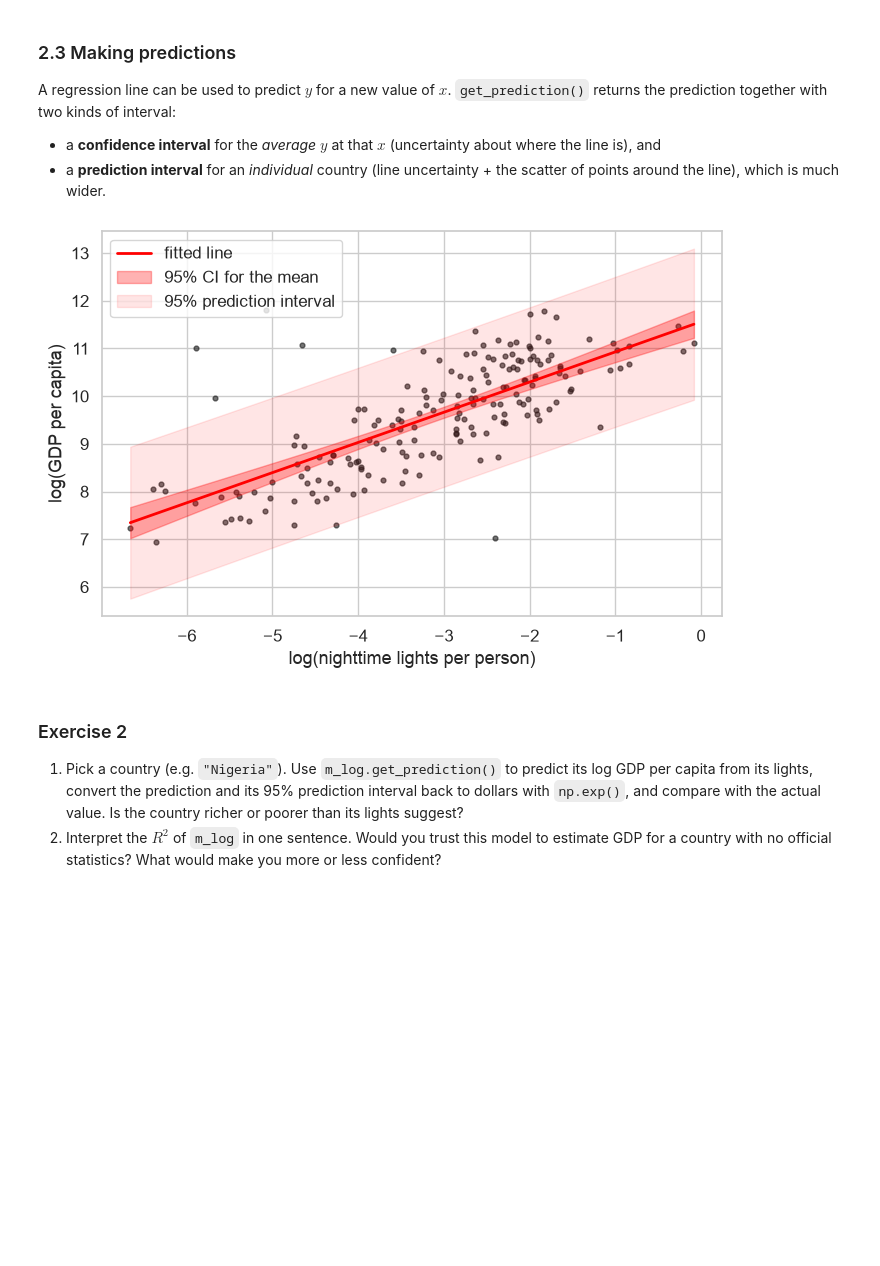
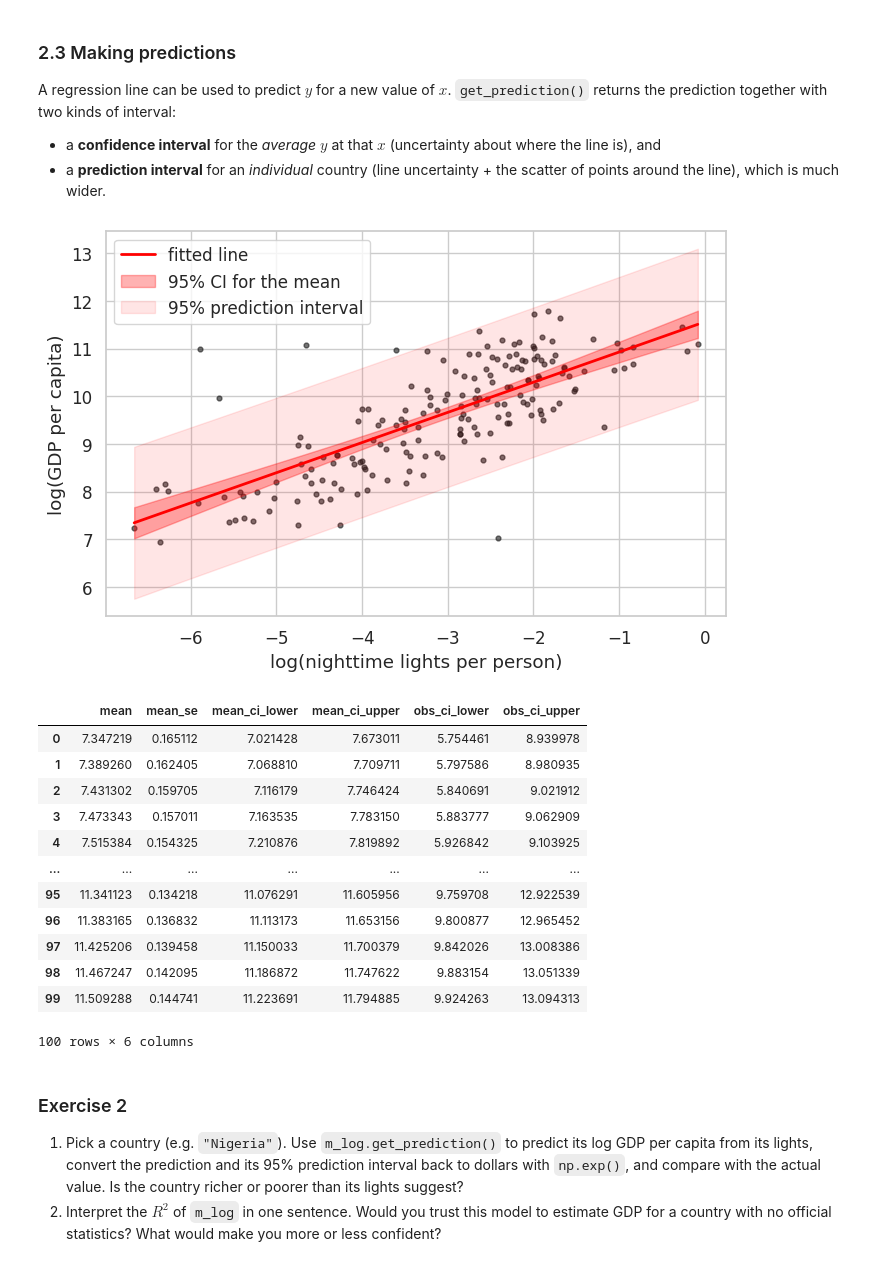
Before and after one commit to ellaxcode/QM2, a Jupyter notebook: notebooks/W07. Linear Regression.ipynb, the cells around one changed output. Cells and saved outputs as stored; diff of their text form; code cells hidden in the pictures; blank space fills up the shorter version.

```diff
--- a/notebooks/W07. Linear Regression.ipynb
+++ b/notebooks/W07. Linear Regression.ipynb
@@ -201,19 +228,38 @@ A regression line can be used to predict $y$ for a new value of $x$. `get_predic
 * a **confidence interval** for the *average* $y$ at that $x$ (uncertainty about where the line is), and
 * a **prediction interval** for an *individual* country (line uncertainty + the scatter of points around the line), which is much wider.
 # %%
-grid = pd.DataFrame({"log_lights_pc": np.linspace(x.min(), x.max(), 100)})
-pred = m_log.get_prediction(grid).summary_frame(alpha=0.05)
+grid = pd.DataFrame({"log_lights_pc": np.linspace(x.min(), x.max(), 100)})     # 100 evenly spaced x values across the data range, as a df (column name must match the model's)
+pred = m_log.get_prediction(grid).summary_frame(alpha=0.05)                    # predict y at each grid x; returns a df with the mean and 95% intervals (alpha=0.05)
 
 fig, ax = plt.subplots()
-ax.scatter(nl["log_lights_pc"], nl["log_gdp_pc"], s=12, color="k", alpha=0.6)
-ax.plot(grid["log_lights_pc"], pred["mean"], color="red", lw=2, label="fitted line")
-ax.fill_between(grid["log_lights_pc"], pred["mean_ci_lower"], pred["mean_ci_upper"], color="red", alpha=0.3, label="95% CI for the mean")
-ax.fill_between(grid["log_lights_pc"], pred["obs_ci_lower"], pred["obs_ci_upper"], color="red", alpha=0.1, label="95% prediction interval")
-ax.set(xlabel="log(nighttime lights per person)", ylabel="log(GDP per capita)")
-ax.legend()
-plt.show()
+ax.scatter(nl["log_lights_pc"], nl["log_gdp_pc"], s=12, color="k", alpha=0.6)  # actual data points (small, black, semi-transparent)
+ax.plot(grid["log_lights_pc"], pred["mean"], color="red", lw=2, label="fitted line")  # fitted line: predicted mean y at each grid x
+ax.fill_between(grid["log_lights_pc"], pred["mean_ci_lower"], pred["mean_ci_upper"], color="red", alpha=0.3, label="95% CI for the mean")  # shade the CI for the average y (uncertainty about the line)
+ax.fill_between(grid["log_lights_pc"], pred["obs_ci_lower"], pred["obs_ci_upper"], color="red", alpha=0.1, label="95% prediction interval")  # shade the prediction interval for one country (line uncertainty + scatter), so wider
+ax.set(xlabel="log(nighttime lights per person)", ylabel="log(GDP per capita)")  # axis labels
+ax.legend()  # show legend from the label= values
+plt.show()  # display the figure
+
+pred
+
+
+#CI (narrow band): where the true average line likely sits.
+#Prediction interval (wide band): where an individual country likely falls. It is wider because it adds the scatter of points around the line.
 # %% [output]
-[figure, old version]
+[figure, new version]
+|  | mean | mean_se | mean_ci_lower | mean_ci_upper | obs_ci_lower | obs_ci_upper |
+| 0 | 7.347219 | 0.165112 | 7.021428 | 7.673011 | 5.754461 | 8.939978 |
+| 1 | 7.389260 | 0.162405 | 7.068810 | 7.709711 | 5.797586 | 8.980935 |
+| 2 | 7.431302 | 0.159705 | 7.116179 | 7.746424 | 5.840691 | 9.021912 |
+| 3 | 7.473343 | 0.157011 | 7.163535 | 7.783150 | 5.883777 | 9.062909 |
+| 4 | 7.515384 | 0.154325 | 7.210876 | 7.819892 | 5.926842 | 9.103925 |
+| ... | ... | ... | ... | ... | ... | ... |
+| 95 | 11.341123 | 0.134218 | 11.076291 | 11.605956 | 9.759708 | 12.922539 |
+| 96 | 11.383165 | 0.136832 | 11.113173 | 11.653156 | 9.800877 | 12.965452 |
+| 97 | 11.425206 | 0.139458 | 11.150033 | 11.700379 | 9.842026 | 13.008386 |
+| 98 | 11.467247 | 0.142095 | 11.186872 | 11.747622 | 9.883154 | 13.051339 |
+| 99 | 11.509288 | 0.144741 | 11.223691 | 11.794885 | 9.924263 | 13.094313 |
+100 rows × 6 columns
 # %% [markdown]
 ### Exercise 2
 
```
Also changed, not shown: parts of 18 cells of this notebook.
